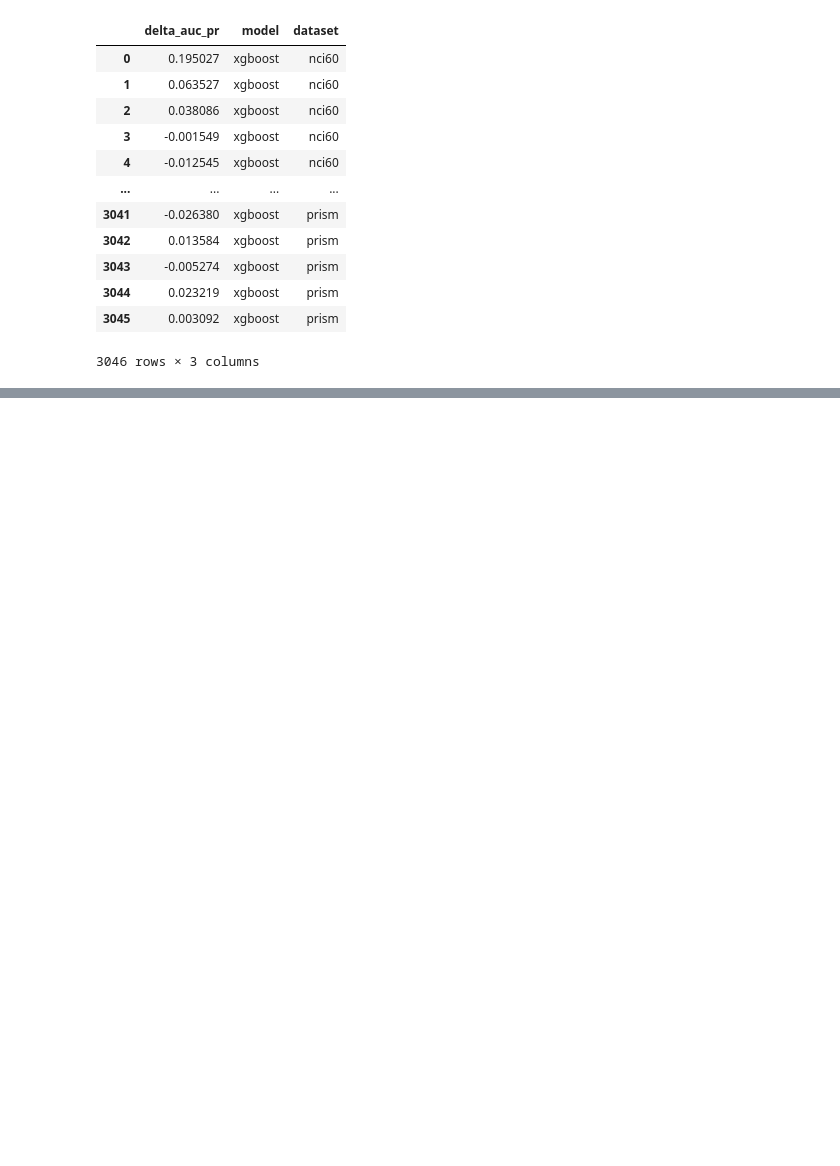
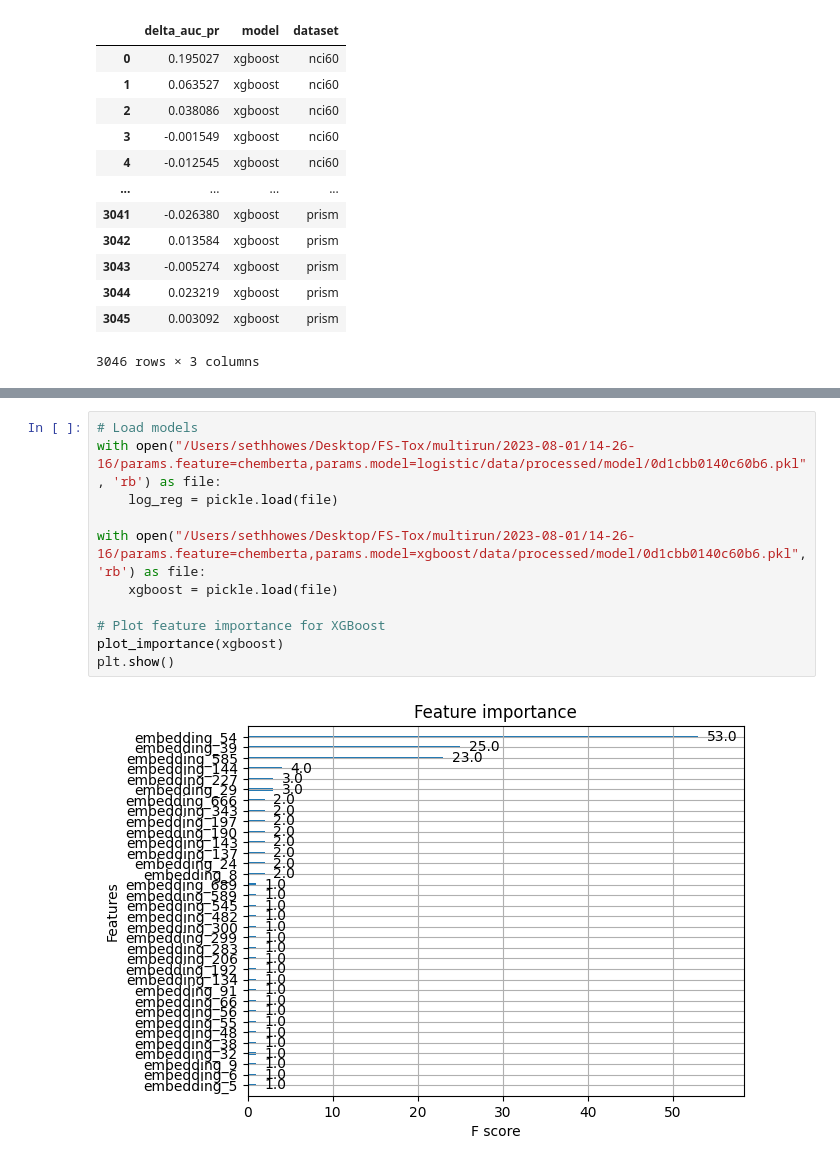
Before and after one commit to labdao/FS-Tox, a Jupyter notebook: notebooks/4.7-xgboost-vs-logistic-regression.ipynb, the cells around one changed output, grey strips where cells are left out. Drawn from its saved outputs; the diff is of its cells as text; blank space fills up the shorter version.

```diff
--- a/notebooks/4.7-xgboost-vs-logistic-regression.ipynb
+++ b/notebooks/4.7-xgboost-vs-logistic-regression.ipynb
@@ -99,0 +188,13 @@ plt.show()
+# %%
+# Load models
+with open("/Users/sethhowes/Desktop/FS-Tox/multirun/2023-08-01/14-26-16/params.feature=chemberta,params.model=logistic/data/processed/model/0d1cbb0140c60b6.pkl", 'rb') as file:
+    log_reg = pickle.load(file)
+
+with open("/Users/sethhowes/Desktop/FS-Tox/multirun/2023-08-01/14-26-16/params.feature=chemberta,params.model=xgboost/data/processed/model/0d1cbb0140c60b6.pkl", 'rb') as file:
+    xgboost = pickle.load(file)
+
+# Plot feature importance for XGBoost
+plot_importance(xgboost)
+plt.show()
+# %% [output]
+[figure, added]
```
Also changed, not shown: parts of 14 cells of this notebook, 7 other files.
